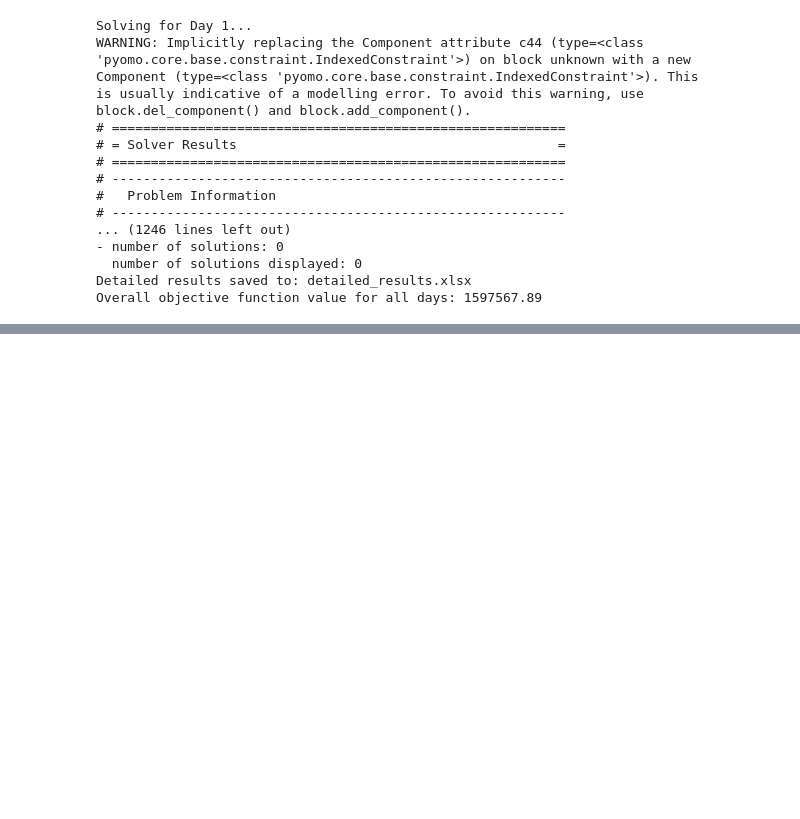
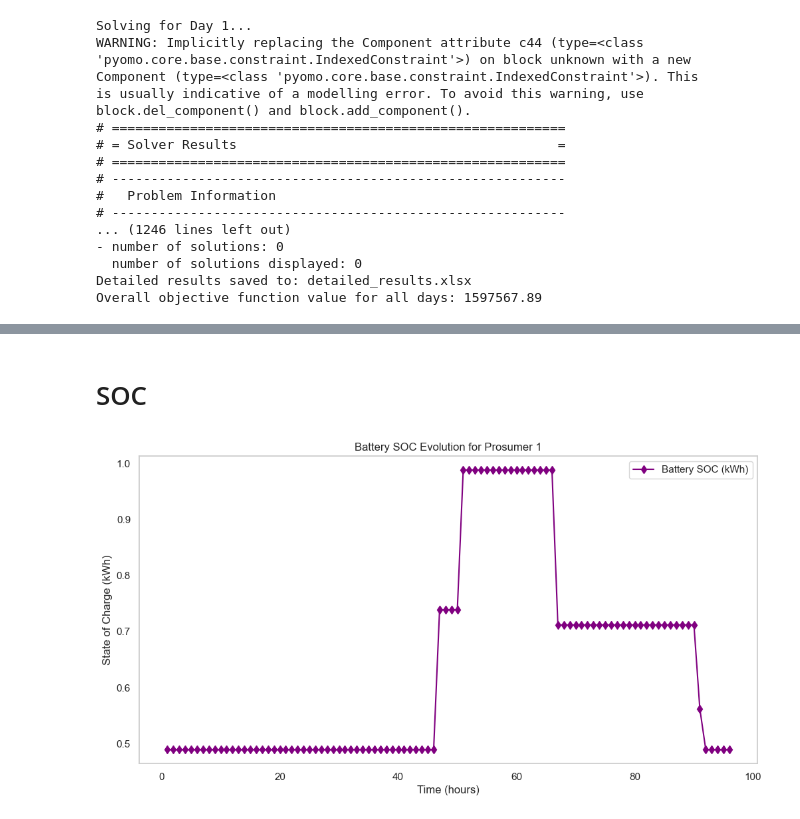
Before and after one commit to Phenriquerafael/EnergyComunitiesPlatform, a Jupyter notebook: satcomm-scen4.ipynb, the cells around one changed output, grey strips where cells are left out. Cells and saved outputs as stored; diff of their text form; code cells hidden in the pictures; blank space fills up the shorter version.

```diff
--- a/satcomm-scen4.ipynb
+++ b/satcomm-scen4.ipynb
@@ -545,0 +569,14 @@ Prosumer 5, Hour 96: 0.0
+# %% [markdown]
+# SOC
+# %%
+plt.figure(figsize=(12, 6))
+plt.plot(df_soc.xs(prosumer_id, level=0), label="Battery SOC (kWh)", color="purple", marker="d")
+
+plt.xlabel("Time (hours)")
+plt.ylabel("State of Charge (kWh)")
+plt.title(f"Battery SOC Evolution for Prosumer {prosumer_id}")
+plt.legend()
+plt.grid()
+plt.show()
+# %% [output]
+[figure, added]
```
Also changed, not shown: parts of 16 cells of this notebook, 3 other files.
